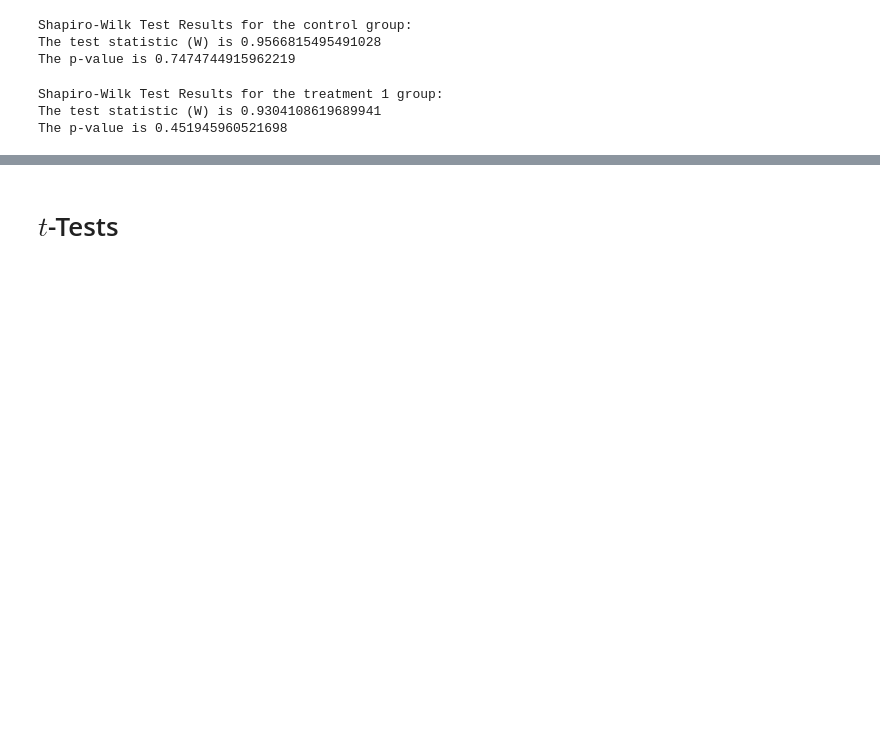
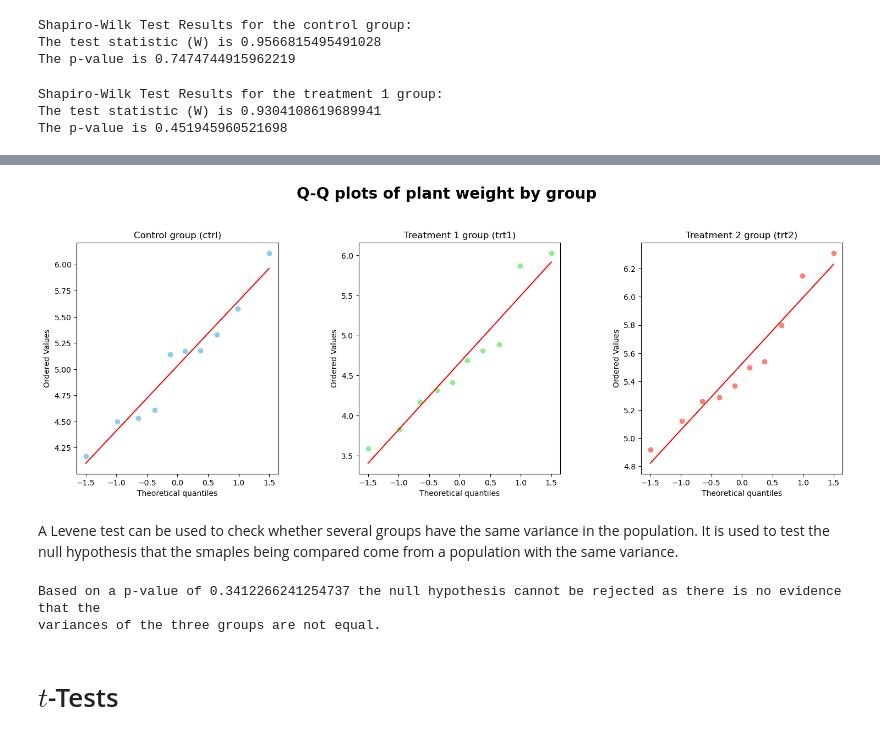
Before and after one commit to lgrealish/applied_statistics, a Jupyter notebook: project.ipynb, the cells around one changed output, grey strips where cells are left out. Saved outputs shown, nothing was run; the diff lists cells and outputs as text; code cells hidden in the pictures; blank space fills up the shorter version.

Commit message:
Add ANOVE text, Tukey and Levene test code

```diff
--- a/project.ipynb
+++ b/project.ipynb
@@ -225,3 +230,45 @@ The results of the Shapiro-Wilks test where each group has a test statistic of c
+# %%
+# # Generate Q-Q plots for each seperate group
+f,axes=plt.subplots(1,3, figsize=(16,6))
+
+plt.suptitle("Q-Q plots of plant weight by group", size=20, weight='bold', y=1.02)
+
+stats.probplot(ctrl, dist='norm', plot = axes[0])
+ax=axes[0].set_title("Control group (ctrl)")
+axes[0].get_lines()[0].set_color("skyblue");
+
+stats.probplot(trt1, dist='norm', plot = axes[1])
+ax=axes[1].set_title("Treatment 1 group (trt1)")
+axes[1].get_lines()[0].set_color("lightgreen");
+
+
+stats.probplot(trt2, dist='norm', plot = axes[2])
+ax=axes[2].set_title("Treatment 2 group (trt2)")
+axes[2].get_lines()[0].set_color("salmon");
+
+
+# Adjust the spacing between subplots
+plt.subplots_adjust(left=0.08, right=0.95,
+                    top=0.85, bottom=0.15,
+                    wspace=0.4, hspace=0.4)
+
+plt.show()
+# %% [output]
+[figure, added]
+# %% [markdown]
+A Levene test can be used to check whether several groups have the same variance in the population.  It is used to test the null hypothesis that the smaples being compared come from a population with the same variance.
+# %%
+# Run Levene test to see if there is equal variance in the sanples
+stat, levp_value = stats.levene(ctrl, trt1, trt2)
+
+# show the result
+if levp_value > 0.05:
+    print(f'Based on a p-value of {levp_value} the null hypothesis cannot be rejected as there is no evidence that the \nvariances of the three groups are not equal.')
+else:
+    print(f'Based on a p-value of {levp_value} the null hypothesis can be rejected as there is evidence that the \nvariances of the three groups are not equal.')
+# %% [output]
+Based on a p-value of 0.3412266241254737 the null hypothesis cannot be rejected as there is no evidence that the
+variances of the three groups are not equal.
 # %% [markdown]
 <a id="ttest"></a>
 # $t$-Tests
```
Also changed, not shown: parts of 10 cells of this notebook, 1 other file.
